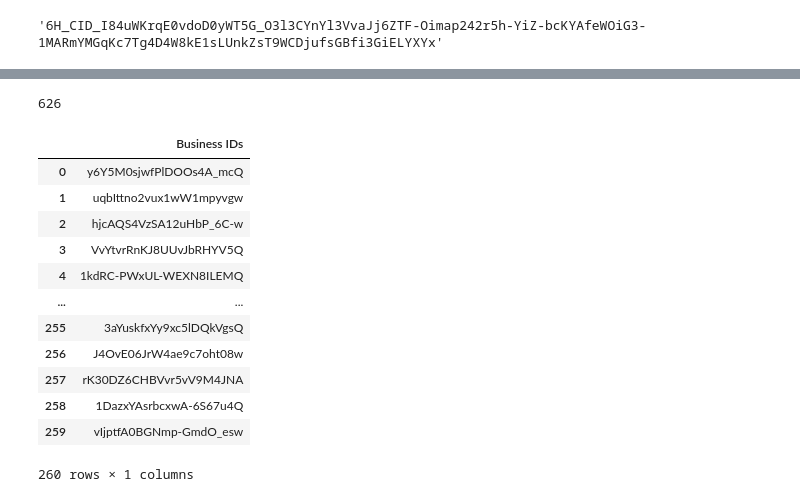
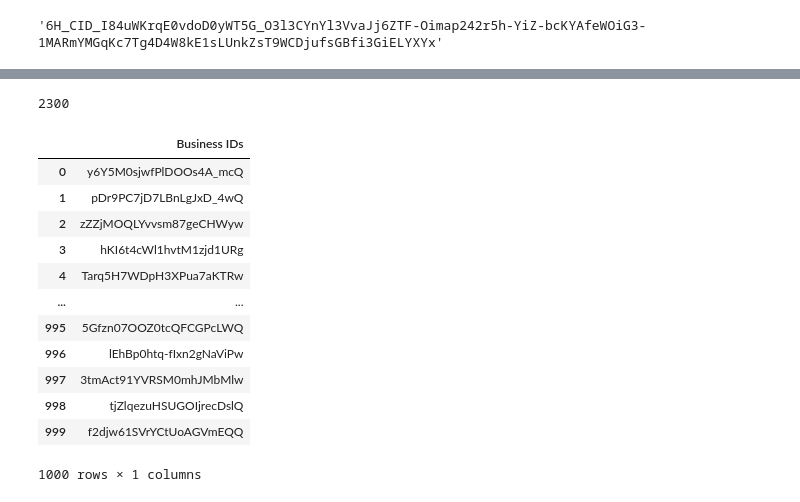
Before and after one commit to RichKirsch80/Competive-Market-Analysis-, a Jupyter notebook: Yelp_BusinessSearch.ipynb, the cells around one changed output, grey strips where cells are left out. Saved outputs shown, nothing was run; the diff lists cells and outputs as text; code cells hidden in the pictures.

Commit message:
updated restaurant IDs csv

```diff
--- a/Yelp_BusinessSearch.ipynb
+++ b/Yelp_BusinessSearch.ipynb
@@ -41,40 +42,58 @@ pprint(restaurant_response)
+# %%
+base_url = 'https://api.yelp.com/v3/businesses/search'
+headers = {'Authorization': 'bearer %s' % api_key}
+criteria = {
+            'latitude':42.22281199117525,
+            'longitude':-87.97140264669633,
+            'radius': 16000,
+            'term': 'food'
+}
+
+restaurant_response = requests.get(base_url,criteria,headers=headers).json()
 # %%
 restaurant_response['total']
 # %% [output]
-626
+2300
 # %%
 bus_ids = list()
 indices = list()
 errors = list()
 
 
-for i in range(0,626,50):
-    params = {
+for i in range(0,2300,50):
+    criteria = {
         'offset':i,
-        'limit':50
+        'limit':50,
+        'latitude':42.22281199117525,
+        'longitude':-87.97140264669633,
+        'radius': 16000,
+        'term': 'food'
     }
-    for idx,bus_dict in enumerate(restaurant_response['businesses']):
-        try:
-            indices.append(idx)
-            bus_ids.append(bus_dict['id'])
-        except:
-            errors.append(bus_id)
-
+    restaurant_response = requests.get(base_url,criteria,headers=headers).json()
+    try:
+        for idx,bus_dict in enumerate(restaurant_response['businesses']):
+            try:
+                indices.append(idx)
+                bus_ids.append(bus_dict['id'])
+            except:
+                errors.append(bus_id)
+    except:
+        errors.append(f'offset {i}')
 business_df = pd.DataFrame({
     'Business IDs':bus_ids,
 })
 business_df
 # %% [output]
 |  | Business IDs |
 | 0 | y6Y5M0sjwfPlDOOs4A_mcQ |
-| 1 | uqbIttno2vux1wW1mpyvgw |
-| 2 | hjcAQS4VzSA12uHbP_6C-w |
-| 3 | VvYtvrRnKJ8UUvJbRHYV5Q |
-| 4 | 1kdRC-PWxUL-WEXN8ILEMQ |
+| 1 | pDr9PC7jD7LBnLgJxD_4wQ |
+| 2 | zZZjMOQLYvvsm87geCHWyw |
+| 3 | hKI6t4cWl1hvtM1zjd1URg |
+| 4 | Tarq5H7WDpH3XPua7aKTRw |
 | ... | ... |
-| 255 | 3aYuskfxYy9xc5lDQkVgsQ |
-| 256 | J4OvE06JrW4ae9c7oht08w |
-| 257 | rK30DZ6CHBVvr5vV9M4JNA |
-| 258 | 1DazxYAsrbcxwA-6S67u4Q |
-| 259 | vIjptfA0BGNmp-GmdO_esw |
+| 995 | 5Gfzn07OOZ0tcQFCGPcLWQ |
+| 996 | lEhBp0htq-fIxn2gNaViPw |
+| 997 | 3tmAct91YVRSM0mhJMbMlw |
+| 998 | tjZlqezuHSUGOIjrecDslQ |
+| 999 | f2djw61SVrYCtUoAGVmEQQ |
-260 rows × 1 columns
+1000 rows × 1 columns
```
Also changed, not shown: parts of 8 cells of this notebook, 1 other file.
